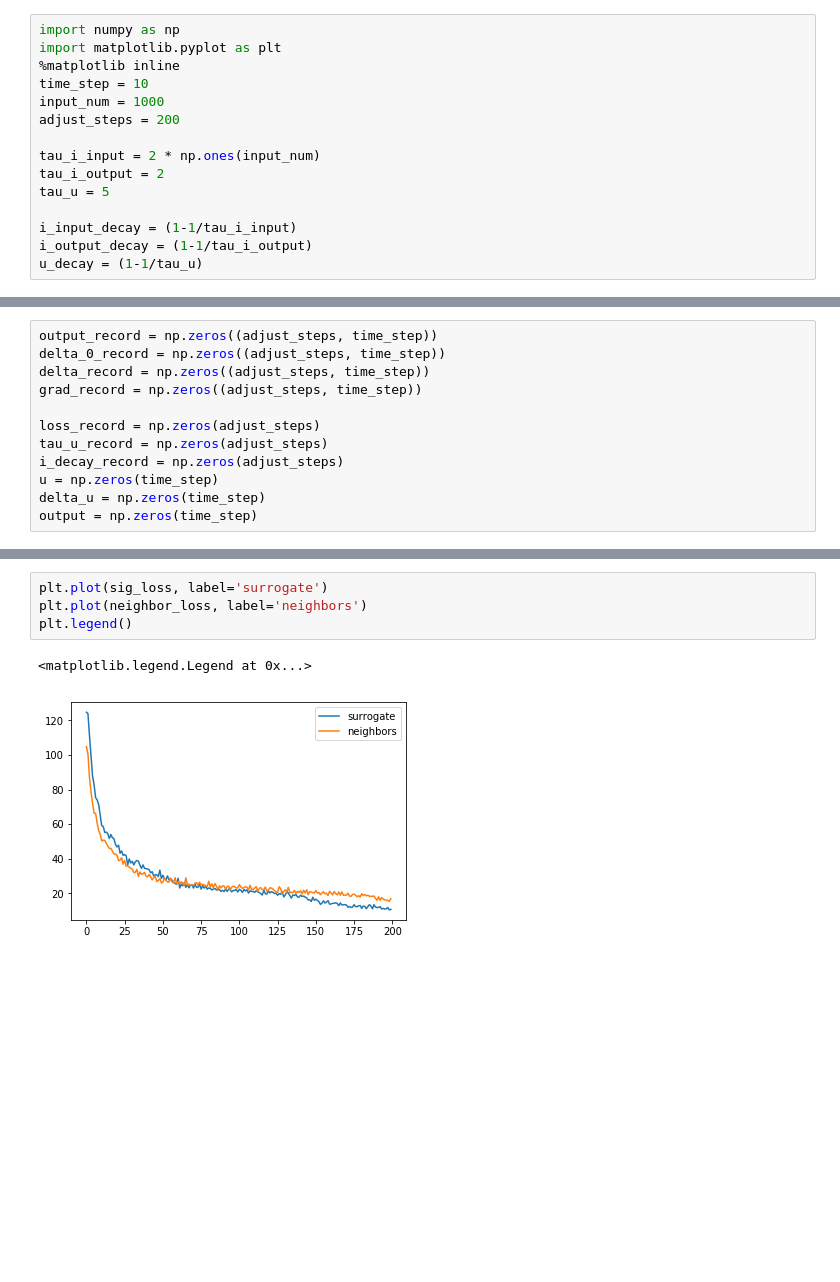
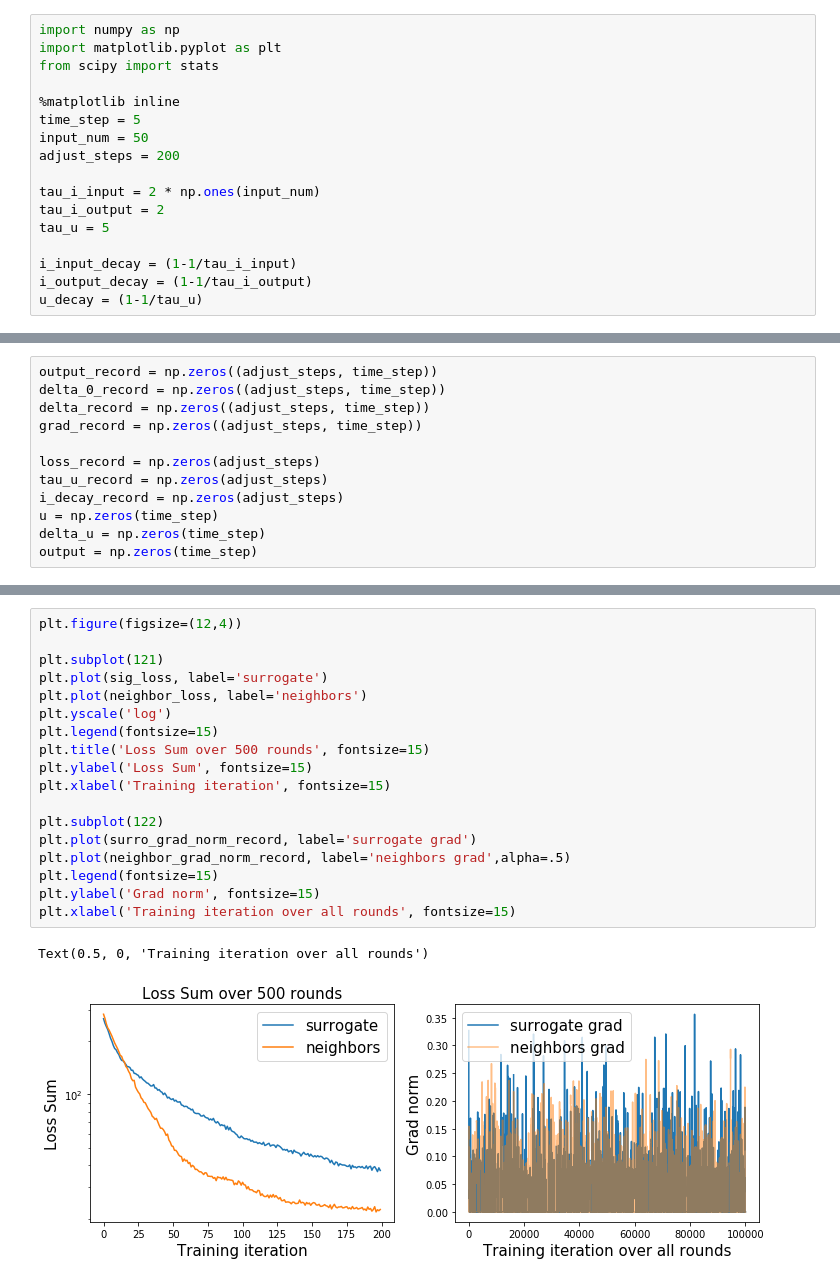
Before and after one commit to superrrpotato/Backpropagated-Neighborhood-Aggregation-for-Accurate-Training-of-Spiking-Neural-Networks, a Jupyter notebook: Compare_experiment.ipynb, the cells around one changed output, grey strips where cells are left out. Drawn from its saved outputs; the diff is of its cells as text; blank space fills up the shorter version.

```diff
--- a/Compare_experiment.ipynb
+++ b/Compare_experiment.ipynb
@@ -1,9 +1,11 @@
 # %%
 import numpy as np
 import matplotlib.pyplot as plt
+from scipy import stats
+
 %matplotlib inline
-time_step = 10
-input_num = 1000
+time_step = 5
+input_num = 50
 adjust_steps = 200
 
 tau_i_input = 2 * np.ones(input_num)
@@ -292,7 +241,21 @@ plt.legend()
-# %%
-plt.plot(sig_loss, label='surrogate')
-plt.plot(neighbor_loss, label='neighbors')
-plt.legend()
-# %% [output]
-<matplotlib.legend.Legend at 0x...>
-[figure, removed]
+# %%
+plt.figure(figsize=(12,4))
+
+plt.subplot(121)
+plt.plot(sig_loss, label='surrogate')
+plt.plot(neighbor_loss, label='neighbors')
+plt.yscale('log')
+plt.legend(fontsize=15)
+plt.title('Loss Sum over 500 rounds', fontsize=15)
+plt.ylabel('Loss Sum', fontsize=15)
+plt.xlabel('Training iteration', fontsize=15)
+
+plt.subplot(122)
+plt.plot(surro_grad_norm_record, label='surrogate grad')
+plt.plot(neighbor_grad_norm_record, label='neighbors grad',alpha=.5)
+plt.legend(fontsize=15)
+plt.ylabel('Grad norm', fontsize=15)
+plt.xlabel('Training iteration over all rounds', fontsize=15)
+# %% [output]
+Text(0.5, 0, 'Training iteration over all rounds')
+[figure, added]
```
Also changed, not shown: parts of 7 cells of this notebook, 1 other file.
